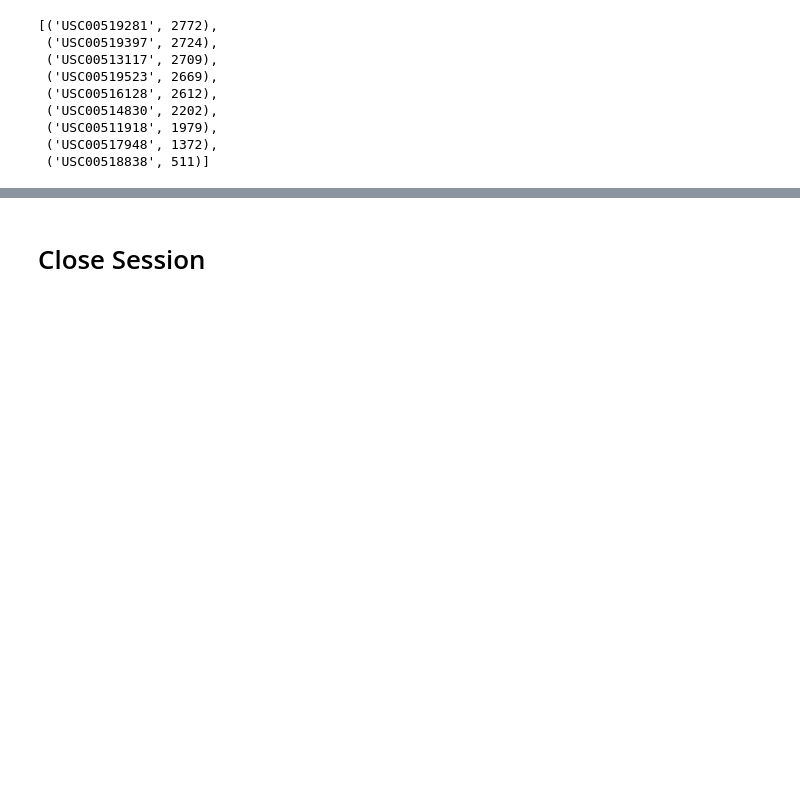
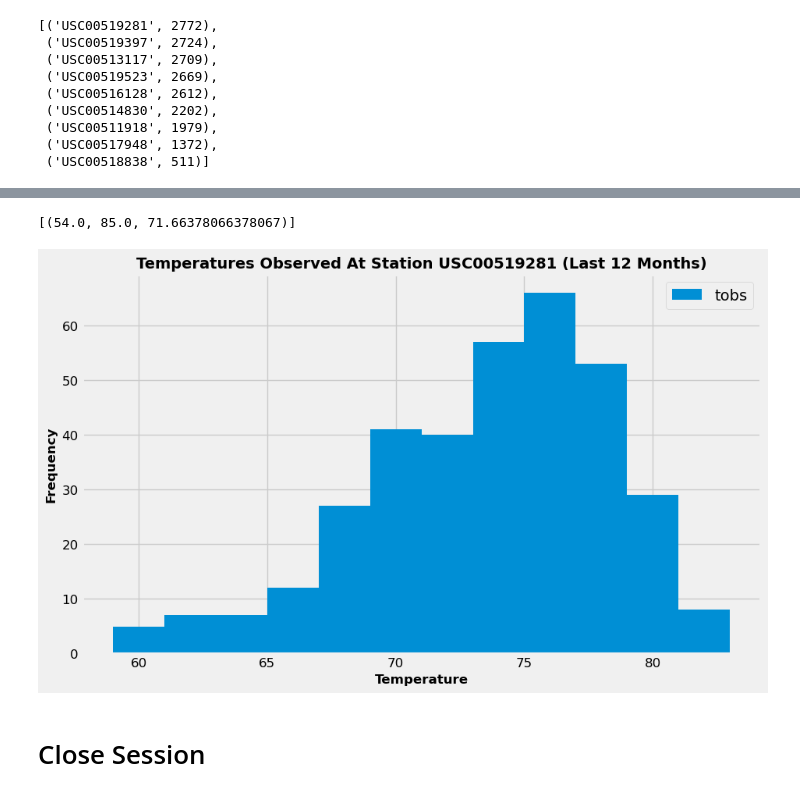
Before and after one commit to w7negreiros/sqlalchemy_challenge_2024, a Jupyter notebook: SurfsUp/climate_starter.ipynb, the cells around one changed output, grey strips where cells are left out. Cells and saved outputs as stored; diff of their text form; code cells hidden in the pictures; blank space fills up the shorter version.

```diff
--- a/SurfsUp/climate_starter.ipynb
+++ b/SurfsUp/climate_starter.ipynb
@@ -100,3 +149,39 @@ Text(0.5, 4.183333333333314, 'Temperature')
+# %%
+# Using the station id from the previous query, calculate the lowest temperature recorded,
+most_active_stations=session.query(Measurement.station).group_by(Measurement.station).\
+    order_by(func.count(Measurement.date).desc()).first()
+most_active_station_id = most_active_stations[0]
+most_active_station_id
+
+# highest temperature recorded, and average temperature of the most active station?
+most_active = session.query(func.min(Measurement.tobs), func.max(Measurement.tobs), func.avg(Measurement.tobs)).\
+filter(Measurement.station == most_active_station_id).all()
+most_active
+# %% [output]
+[(54.0, 85.0, 71.66378066378067)]
+# %%
+# Using the most active station id
+session.query(Measurement.station, func.count(Measurement.tobs)).\
+        group_by(Measurement.station).\
+        order_by(func.count(Measurement.tobs).desc()).first()
+
+# Query the last 12 months of temperature observation data for this station and plot the results as a histogram
+results = session.query(Measurement.tobs).\
+            filter(Measurement.date.between(query_date,last_date),\
+                   Measurement.station == 'USC00519281').all()
+
+# Plot the results as a histogram
+plt.figure(figsize=(10,6))
+plt.hist(np.ravel(results), bins=12)
+plt.title('Temperatures Observed At Station USC00519281 (Last 12 Months)',fontsize=14, fontweight = 'bold')
+plt.xlabel('Temperature',fontsize=12, fontweight = 'bold')
+plt.ylabel('Frequency',fontsize=12, fontweight = 'bold')
+plt.legend(['tobs'], loc = 'upper right')
+plt.yticks(size=12)
+plt.xticks(size=12)
+plt.show()
+# %% [output]
+[figure, added]
 # %% [markdown]
 # Close Session
 # %%
```
Also changed, not shown: parts of 15 cells of this notebook, 2 other files.
